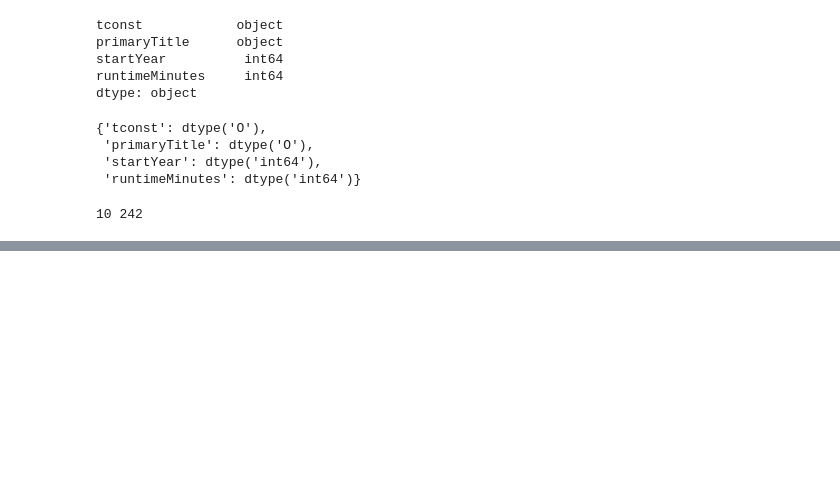
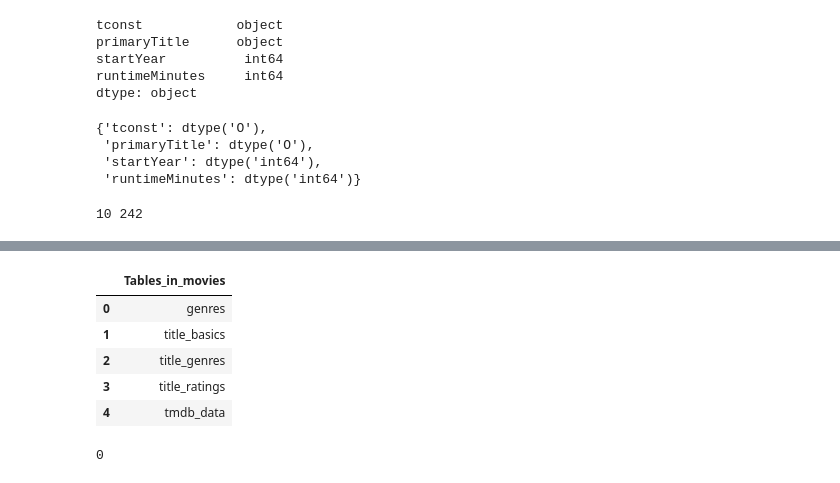
Before and after one commit to kellianneyang/movies-profitability-project, a Jupyter notebook: part3_mysql_database.ipynb, the cells around one changed output, grey strips where cells are left out. Cells and saved outputs as stored; diff of their text form; code cells hidden in the pictures; blank space fills up the shorter version.

```diff
--- a/part3_mysql_database.ipynb
+++ b/part3_mysql_database.ipynb
@@ -449,0 +801,26 @@ OperationalError: (pymysql.err.OperationalError) (1049, "Unknown database 'movie
+# %%
+# show tables in movies db
+sql = """SHOW TABLES IN movies;
+"""
+
+pd.read_sql_query(sql, engine)
+# %% [output]
+|  | Tables_in_movies |
+| 0 | genres |
+| 1 | title_basics |
+| 2 | title_genres |
+| 3 | title_ratings |
+| 4 | tmdb_data |
+# %%
+# import os
+import os
+
+# specify output file path
+output_file = "Data/movies_db.sql"
+
+# export using mysqldump
+command = f"mysqldump -u {username} -p{password} -h {'localhost'} {db_name} > {output_file}"
+
+os.system(command)
+# %% [output]
+0
```
Also changed, not shown: parts of 46 cells of this notebook, 1 other file.
